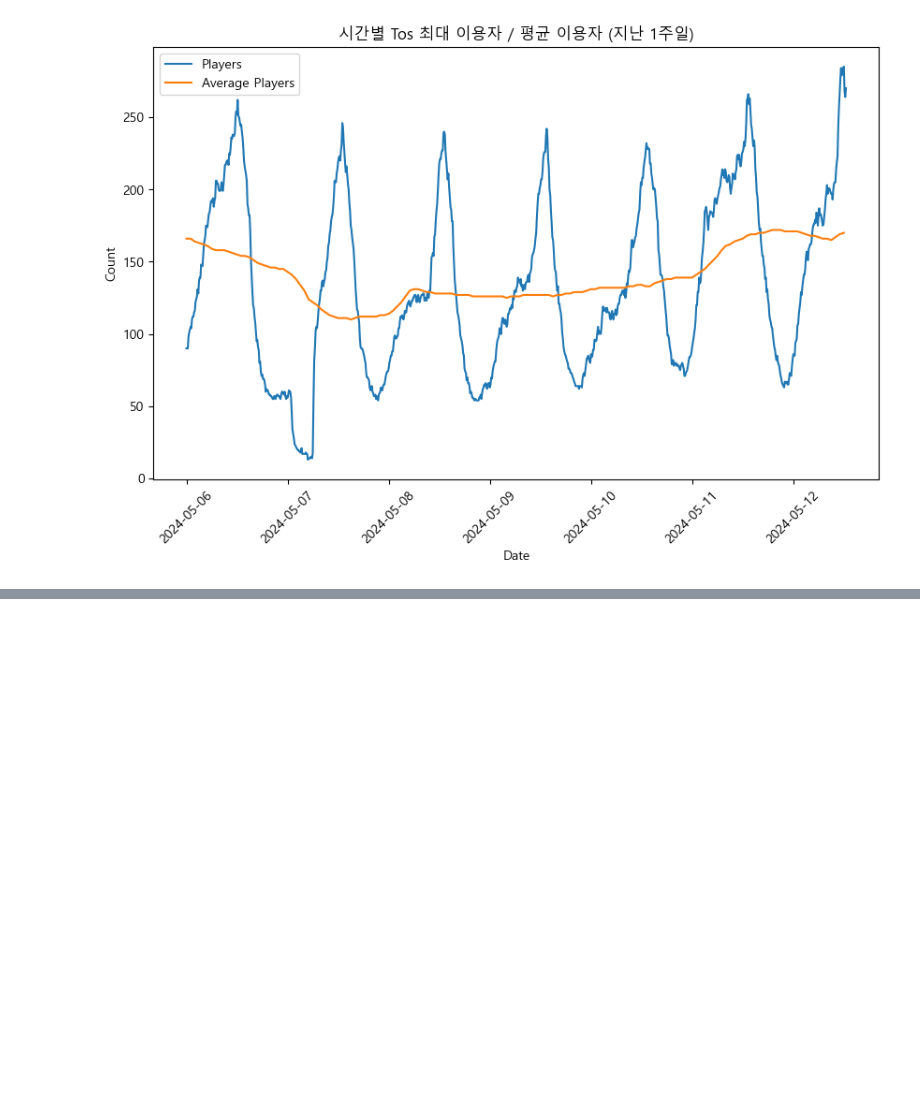
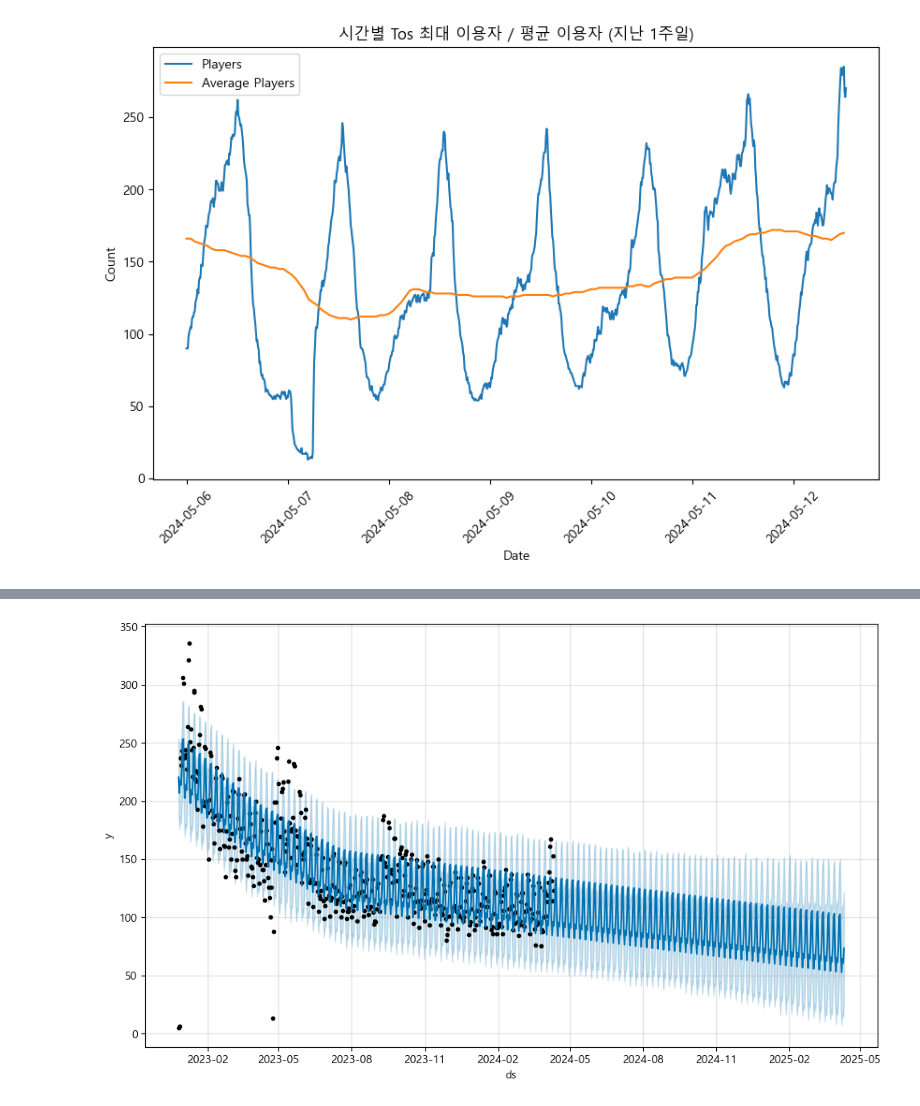
Before and after one commit to entangelk/tree_of_savior, a Jupyter notebook: docs/analysis/basic_analysis.ipynb, the cells around one changed output, grey strips where cells are left out. Saved outputs shown, nothing was run; the diff lists cells and outputs as text; code cells hidden in the pictures; blank space fills up the shorter version.

```diff
--- a/docs/analysis/basic_analysis.ipynb
+++ b/docs/analysis/basic_analysis.ipynb
@@ -245,0 +138,4 @@ plt.show()
+# %%
+fig_avg = model_avg.plot(forecast_avg)
+# %% [output]
+[figure, added]
```
Also changed, not shown: parts of 27 cells of this notebook.
